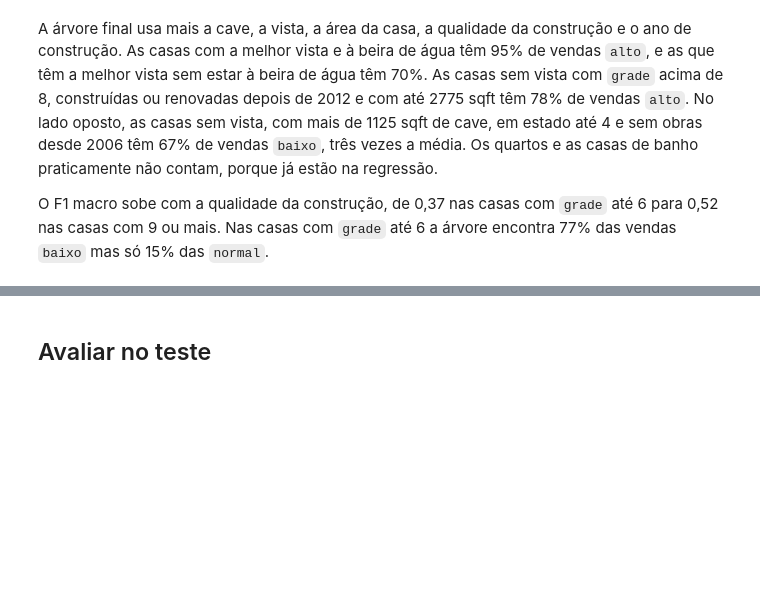
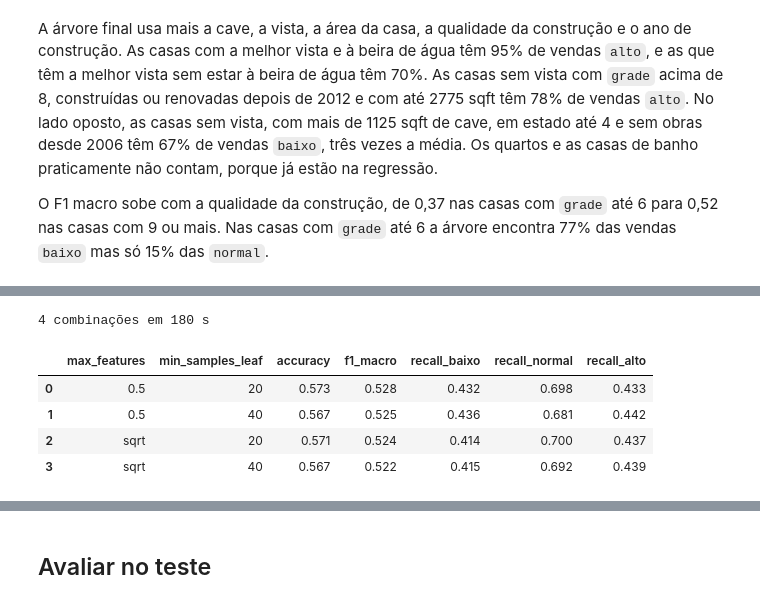
Before and after one commit to AnyTng/FAI26_P02_G09, a Jupyter notebook: 02_classify.ipynb, the cells around one changed output, grey strips where cells are left out. Drawn from its saved outputs; the diff is of its cells as text; code cells hidden in the pictures; blank space fills up the shorter version.

```diff
--- a/02_classify.ipynb
+++ b/02_classify.ipynb
@@ -450,0 +466,44 @@ O F1 macro sobe com a qualidade da construção, de 0,37 nas casas com `grade` a
+# %%
+from libs.randomforest import RandomForestClassifier
+
+NOVAS = ["FracaoCave", "AreaVsVizinhos", "LoteVsVizinhos", "AnosSemObras", "AreaPorQuarto"]
+
+
+def preparar_forest(treino, outro):
+    """As variáveis da árvore mais as cinco variáveis novas."""
+    X_treino, X_outro = preparar(treino, outro)
+    return pd.concat([X_treino, treino[NOVAS]], axis=1), pd.concat([X_outro, outro[NOVAS]], axis=1)
+
+
+def validacao_cruzada_forest(params):
+    """Prever cada venda do treino com a forest treinada nos outros folds."""
+    previsoes = np.empty(len(treino), dtype=object)
+    for X_tr, X_val, idx_tr, idx_val in folds_forest:
+        modelo = RandomForestClassifier(**params).fit(X_tr, y_treino[idx_tr])
+        previsoes[idx_val] = modelo.predict(X_val)
+    return previsoes
+
+
+folds_forest = [(*preparar_forest(treino.iloc[idx_tr], treino.iloc[idx_val]), idx_tr, idx_val)
+                for idx_tr, idx_val in cv.split(treino, y_treino)]
+
+GRELHA_FOREST = {"max_features": ["sqrt", 0.5], "min_samples_leaf": [20, 40]}
+
+resultados_forest = []
+inicio = perf_counter()
+for valores in product(*GRELHA_FOREST.values()):
+    combinacao = dict(zip(GRELHA_FOREST, valores))
+    params = {**combinacao, "n_estimators": 50, "class_weight": PESOS["raiz"],
+              "random_state": SEMENTE, "n_jobs": -1}
+    resultados_forest.append({**combinacao, **metricas(y_treino, validacao_cruzada_forest(params))})
+
+print(f"{len(resultados_forest)} combinações em {perf_counter() - inicio:.0f} s")
+resultados_forest = pd.DataFrame(resultados_forest).sort_values("f1_macro", ascending=False, ignore_index=True)
+resultados_forest.round(3)
+# %% [output]
+4 combinações em 180 s
+|  | max_features | min_samples_leaf | accuracy | f1_macro | recall_baixo | recall_normal | recall_alto |
+| 0 | 0.5 | 20 | 0.573 | 0.528 | 0.432 | 0.698 | 0.433 |
+| 1 | 0.5 | 40 | 0.567 | 0.525 | 0.436 | 0.681 | 0.442 |
+| 2 | sqrt | 20 | 0.571 | 0.524 | 0.414 | 0.700 | 0.437 |
+| 3 | sqrt | 40 | 0.567 | 0.522 | 0.415 | 0.692 | 0.439 |
```
Also changed, not shown: parts of 10 cells of this notebook, 4 other files.
